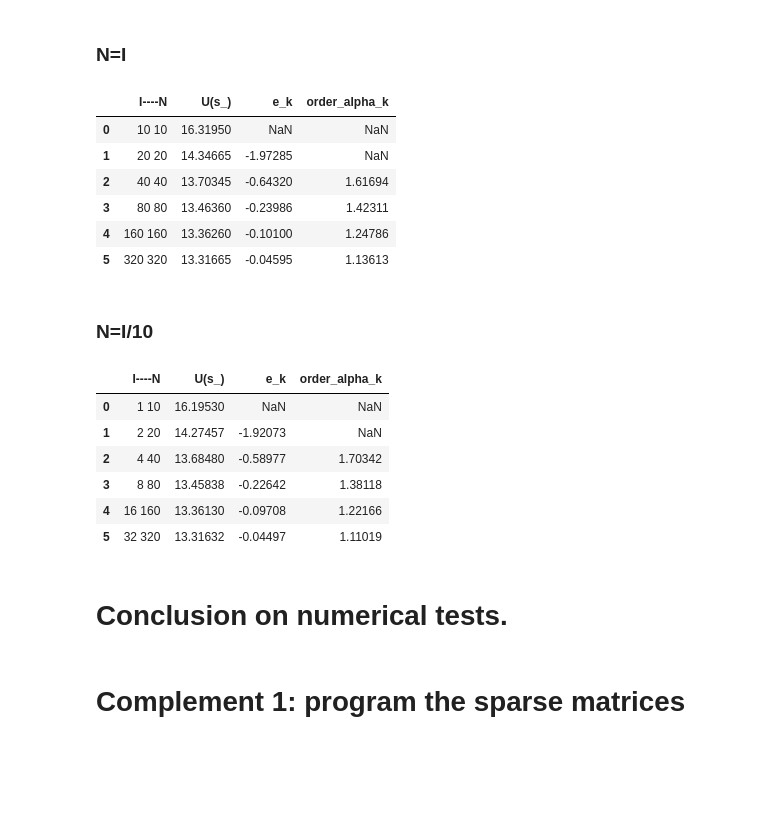
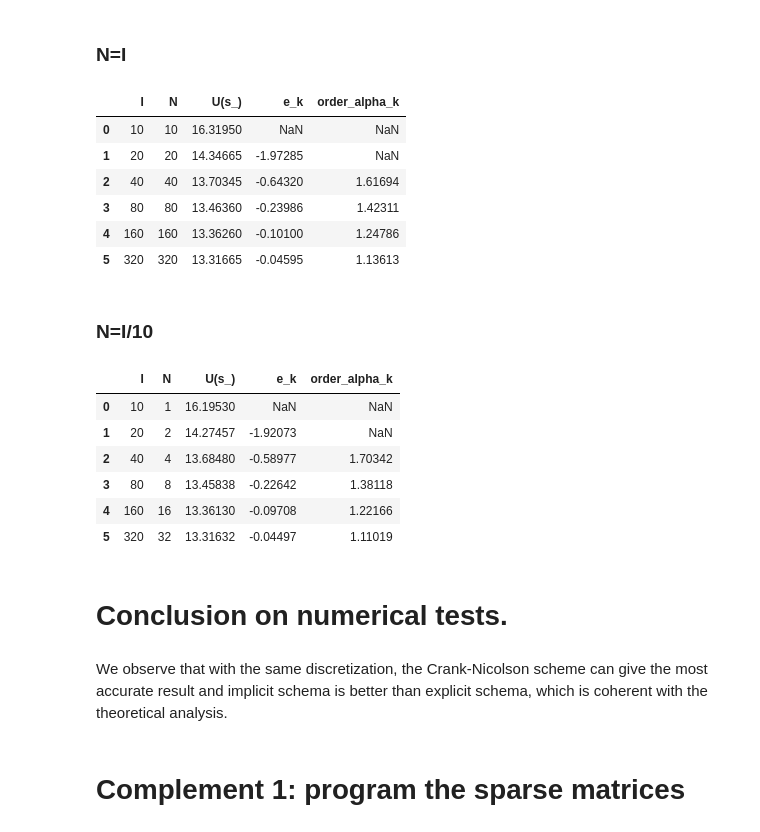
Before and after one commit to SHAO-Nuoya/EDP-in-Finance, a Jupyter notebook: TP1.ipynb, the cells around one changed output. Drawn from its saved outputs; the diff is of its cells as text; code cells hidden in the pictures; blank space fills up the shorter version.

```diff
--- a/TP1.ipynb
+++ b/TP1.ipynb
@@ -253,7 +253,8 @@ for i in range(len(values)):
     bs = BS(N=N, I=I)
     U_s = P1(s_, bs, 'EE')
     hs.append(bs.h)
-    dictionary['I----N'].append('{} {}'.format(N, I))
+    dictionary['I'].append(I)
+    dictionary['N'].append(N)
     dictionary['U(s_)'].append(U_s)
     if i > 0:
         dictionary['e_k'].append(dictionary['U(s_)'][i] -
@@ -290,7 +291,8 @@ for i in range(len(Is)):
     bs = BS(N=N, I=I)
     U_s = P1(s_, bs, 'EE')
     hs.append(bs.h)
-    dictionary['I----N'].append('{} {}'.format(N, I))
+    dictionary['I'].append(I)
+    dictionary['N'].append(N)
     dictionary['U(s_)'].append(U_s)
     if i > 0:
         dictionary['e_k'].append(dictionary['U(s_)'][i] -
@@ -346,7 +348,8 @@ for i in range(len(values)):
     bs = BS(N=N, I=I)
     U_s = P1(s_, bs, 'IE')
     hs.append(bs.h)
-    dictionary['I----N'].append('{} {}'.format(N, I))
+    dictionary['I'].append(I)
+    dictionary['N'].append(N)
     dictionary['U(s_)'].append(U_s)
     if i > 0:
         dictionary['e_k'].append(dictionary['U(s_)'][i] -
@@ -384,7 +387,8 @@ for i in range(len(Is)):
     bs = BS(N=N, I=I)
     U_s = P1(s_, bs, 'IE')
     hs.append(bs.h)
-    dictionary['I----N'].append('{} {}'.format(N, I))
+    dictionary['I'].append(I)
+    dictionary['N'].append(N)
     dictionary['U(s_)'].append(U_s)
     if i > 0:
         dictionary['e_k'].append(dictionary['U(s_)'][i] -
@@ -429,38 +433,39 @@ $$(\frac{A}{2}+\frac{Id}{dt})*U^{n+1} = (\frac{-A}{2}+\frac{Id}{dt})*U^n-q_n$$
 # %%
 values = [10, 20, 40, 80, 160, 320]
 s_ = 80
 hs = []
 
 dictionary = dic()
 dictionary['e_k'].append(None)
 dictionary['order_alpha_k'].extend([None, None])
 
 for i in range(len(values)):
     N = I = values[i]
     bs = BS(N=N, I=I)
     U_s = P1(s_, bs, 'CN')
     hs.append(bs.h)
-    dictionary['I----N'].append('{} {}'.format(N, I))
+    dictionary['I'].append(I)
+    dictionary['N'].append(N)
     dictionary['U(s_)'].append(U_s)
     if i > 0:
         dictionary['e_k'].append(dictionary['U(s_)'][i] -
                                  dictionary['U(s_)'][i - 1])
     if i > 1:
         e_k_1, e_k = dictionary['e_k'][i - 1:i + 1]
         h_k_1, h_k = hs[i - 1:i + 1]
         dictionary['order_alpha_k'].append(
             get_order_alpha(e_k_1, e_k, h_k_1, h_k))
 
 df = pd.DataFrame.from_dict(dictionary)
 df.round(5)
 # %% [output]
-|  | I----N | U(s_) | e_k | order_alpha_k |
-| 0 | 10 10 | 16.31950 | NaN | NaN |
-| 1 | 20 20 | 14.34665 | -1.97285 | NaN |
-| 2 | 40 40 | 13.70345 | -0.64320 | 1.61694 |
-| 3 | 80 80 | 13.46360 | -0.23986 | 1.42311 |
-| 4 | 160 160 | 13.36260 | -0.10100 | 1.24786 |
-| 5 | 320 320 | 13.31665 | -0.04595 | 1.13613 |
+|  | I | N | U(s_) | e_k | order_alpha_k |
+| 0 | 10 | 10 | 16.31950 | NaN | NaN |
+| 1 | 20 | 20 | 14.34665 | -1.97285 | NaN |
+| 2 | 40 | 40 | 13.70345 | -0.64320 | 1.61694 |
+| 3 | 80 | 80 | 13.46360 | -0.23986 | 1.42311 |
+| 4 | 160 | 160 | 13.36260 | -0.10100 | 1.24786 |
+| 5 | 320 | 320 | 13.31665 | -0.04595 | 1.13613 |
 # %% [markdown]
 ### N=I/10
 # %%
@@ -478,7 +483,8 @@ for i in range(len(Is)):
     bs = BS(N=N, I=I)
     U_s = P1(s_, bs, 'CN')
     hs.append(bs.h)
-    dictionary['I----N'].append('{} {}'.format(N, I))
+    dictionary['I'].append(I)
+    dictionary['N'].append(N)
     dictionary['U(s_)'].append(U_s)
     if i > 0:
         dictionary['e_k'].append(dictionary['U(s_)'][i] -
@@ -492,15 +498,17 @@ for i in range(len(Is)):
 df = pd.DataFrame.from_dict(dictionary)
 df.round(5)
 # %% [output]
-|  | I----N | U(s_) | e_k | order_alpha_k |
-| 0 | 1 10 | 16.19530 | NaN | NaN |
-| 1 | 2 20 | 14.27457 | -1.92073 | NaN |
-| 2 | 4 40 | 13.68480 | -0.58977 | 1.70342 |
-| 3 | 8 80 | 13.45838 | -0.22642 | 1.38118 |
-| 4 | 16 160 | 13.36130 | -0.09708 | 1.22166 |
-| 5 | 32 320 | 13.31632 | -0.04497 | 1.11019 |
+|  | I | N | U(s_) | e_k | order_alpha_k |
+| 0 | 10 | 1 | 16.19530 | NaN | NaN |
+| 1 | 20 | 2 | 14.27457 | -1.92073 | NaN |
+| 2 | 40 | 4 | 13.68480 | -0.58977 | 1.70342 |
+| 3 | 80 | 8 | 13.45838 | -0.22642 | 1.38118 |
+| 4 | 160 | 16 | 13.36130 | -0.09708 | 1.22166 |
+| 5 | 320 | 32 | 13.31632 | -0.04497 | 1.11019 |
 # %% [markdown]
 # Conclusion on numerical tests.
+# %% [markdown]
+We observe that with the same discretization, the Crank-Nicolson scheme can give the most accurate result and implicit schema is better than explicit schema, which is coherent with the theoretical analysis.
 # %% [markdown]
 # Complement 1: program the sparse matrices
 # %%
```
Also changed, not shown: parts of 10 cells of this notebook.
